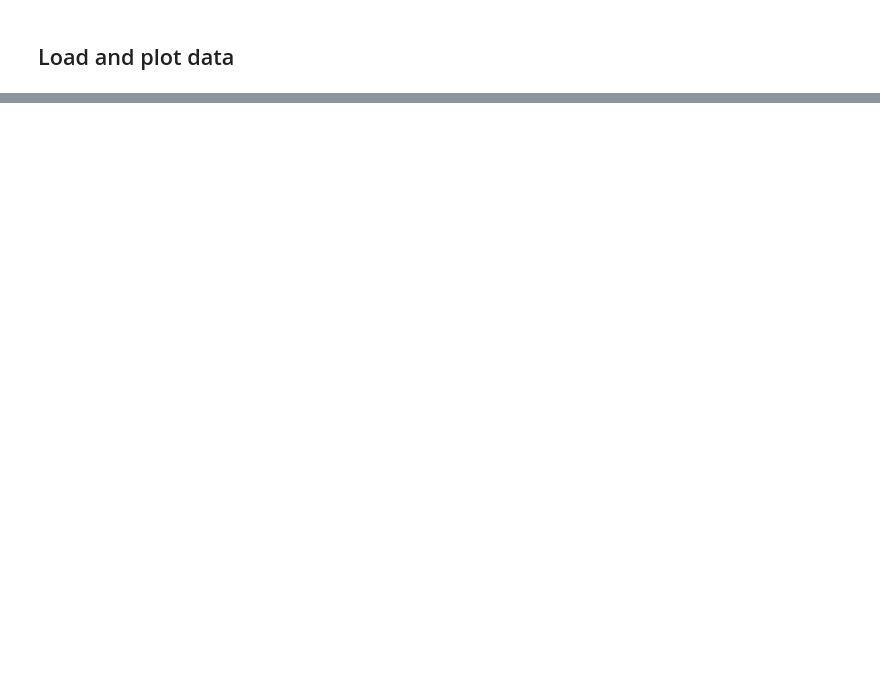
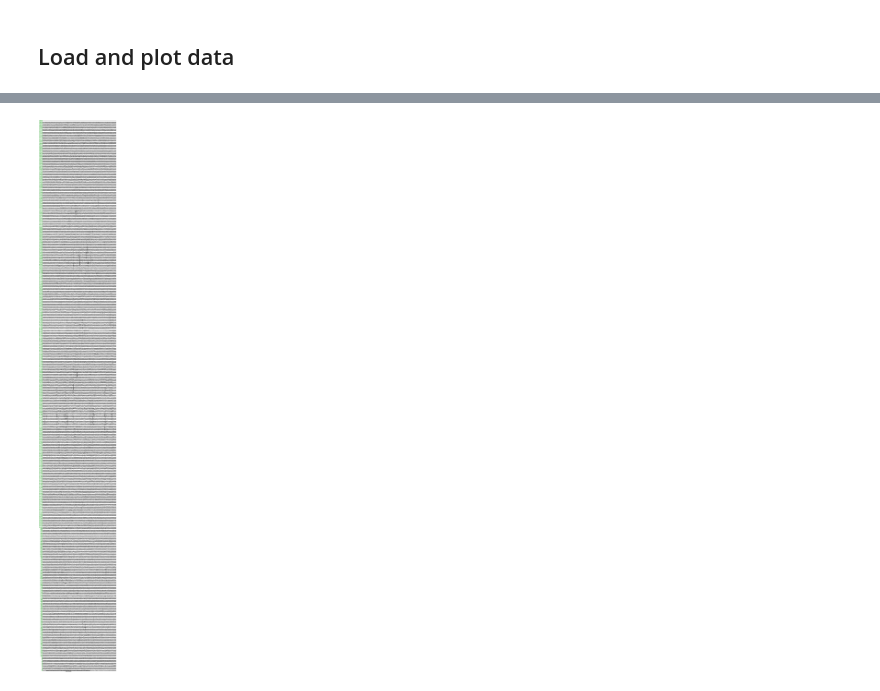
Before and after one commit to jcouto/pnc_spks, a Jupyter notebook: notebooks/example_plot_binary_data.ipynb, the cells around one changed output, grey strips where cells are left out. Cells and saved outputs as stored; diff of their text form; code cells hidden in the pictures; blank space fills up the shorter version.

```diff
--- a/notebooks/example_plot_binary_data.ipynb
+++ b/notebooks/example_plot_binary_data.ipynb
@@ -29,0 +22,10 @@ cgroups
+# %%
+# Get the whitening matrix
+w = whitening_matrix(dat[:300000,:])
+# plot the whitened signal
+plt.figure(figsize=(10,10))
+plot_multichannel_data(np.dot(dat_chunk,w),
+                       np.arange(dat.shape[1]),srate = 30000,offset = 15);
+plt.ylim([15*100,15*150]);
+# %% [output]
+[figure, added]
```
Also changed, not shown: parts of 4 cells of this notebook.
